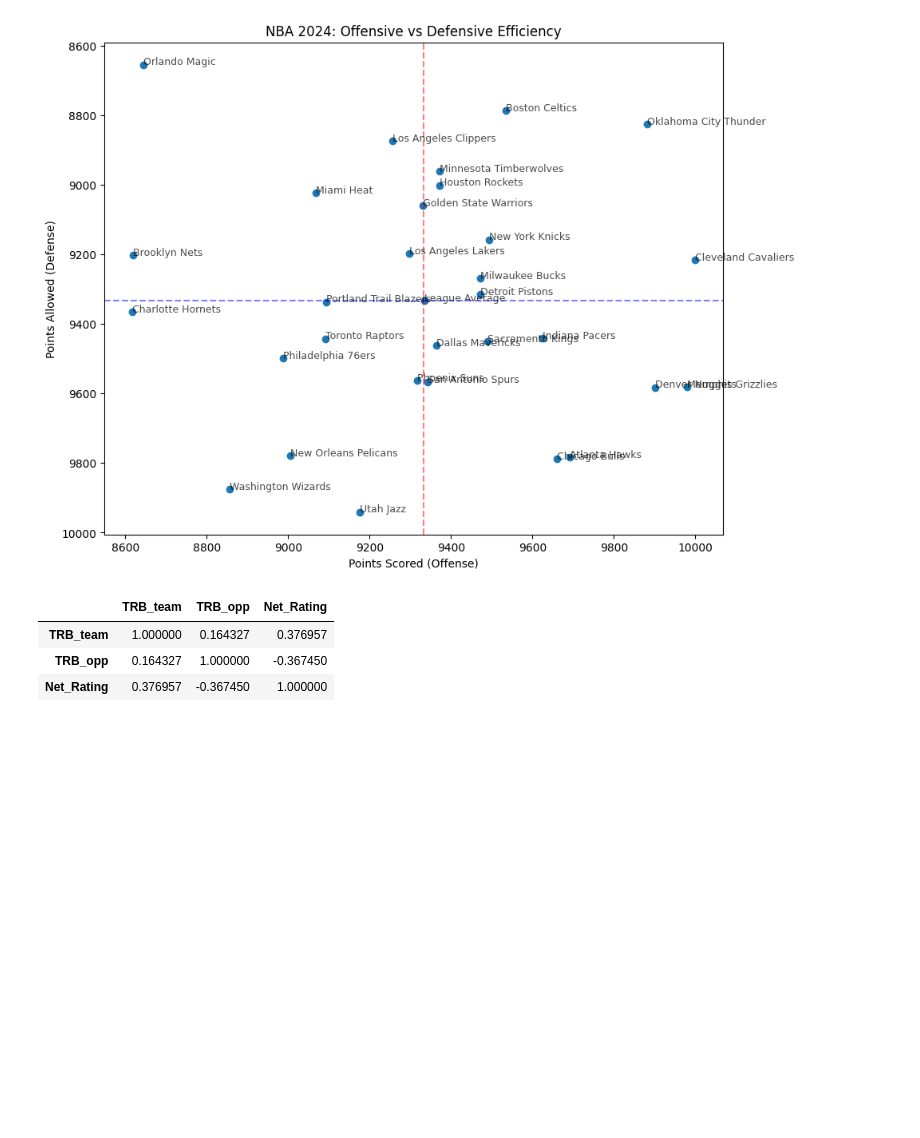
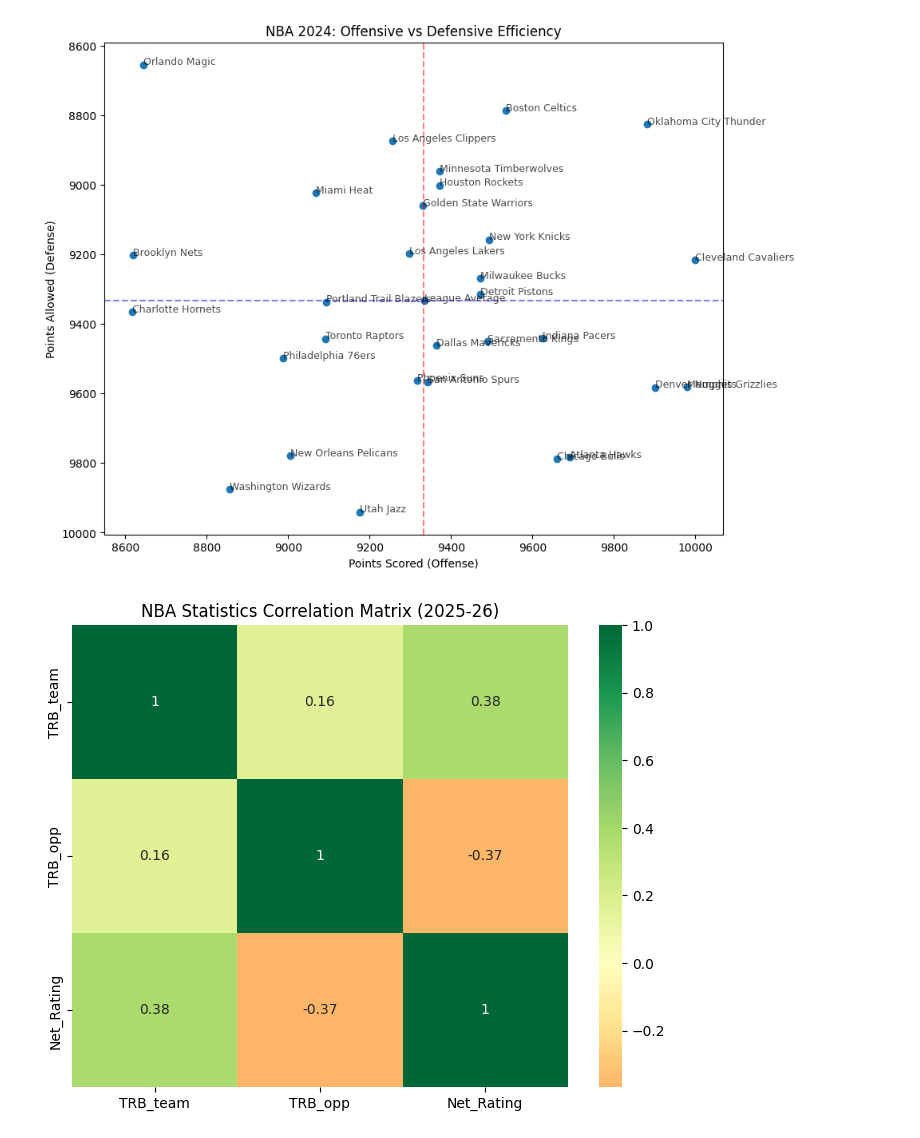
Before and after one commit to flixjavier/SportsAnalytics, a Jupyter notebook: sport_analytincs.ipynb, the cells around one changed output. Saved outputs shown, nothing was run; the diff lists cells and outputs as text; code cells hidden in the pictures; blank space fills up the shorter version.

```diff
--- a/sport_analytincs.ipynb
+++ b/sport_analytincs.ipynb
@@ -193,27 +243,29 @@ plt.show()
 # %%
 #Is there a high correlation between Total Rebounds (TRB) and Win Percentage?
 
 #df_2025.loc[:, ['TRB_opp', 'TRB_team']]
 #df_2024.loc[:, ['TRB_opp', 'TRB_team']]
 
-""" correlation_25_team = df_2025['TRB_team'].corr(df_2025['Net_Rating'])
+correlation_25_team = df_2025['TRB_team'].corr(df_2025['Net_Rating'])
 correlation_25_opp = df_2025['TRB_opp'].corr(df_2025['Net_Rating'])
 
 correlation_24_team = df_2024['TRB_team'].corr(df_2024['Net_Rating'])
-correlation_24_opp = df_2024['TRB_opp'].corr(df_2024['Net_Rating']) """
+correlation_24_opp = df_2024['TRB_opp'].corr(df_2024['Net_Rating'])
 
 # Display correlation results
 columns_to_analyze = ['TRB_team', 'TRB_opp', 'Net_Rating']
 
 # Create table of correlations for season 2024-25
 #correlation_table_24 = df_2024[columns_to_analyze].corr()
 #correlation_table_24
 
 # Create table of correlations for season 2025-26
 correlation_table_25 = df_2025[columns_to_analyze].corr()
 correlation_table_25
+
+plt.figure(figsize=(8, 6))
+snss.heatmap(correlation_table_25, annot=True, cmap='RdYlGn', center=0)
+plt.title('NBA Statistics Correlation Matrix (2025-26)')
+plt.show()
 # %% [output]
-|  | TRB_team | TRB_opp | Net_Rating |
-| TRB_team | 1.000000 | 0.164327 | 0.376957 |
-| TRB_opp | 0.164327 | 1.000000 | -0.367450 |
-| Net_Rating | 0.376957 | -0.367450 | 1.000000 |
+[figure, added]
```
Also changed, not shown: parts of 8 cells of this notebook, 1 other file.
